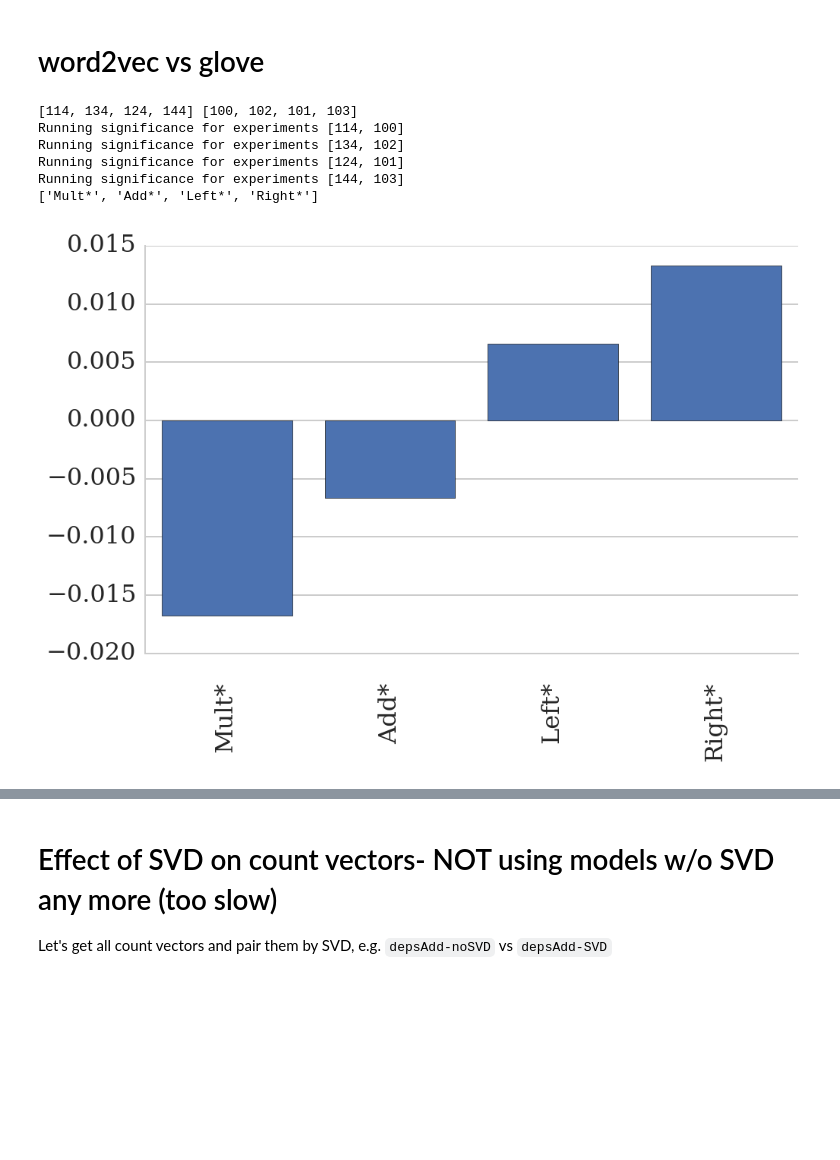
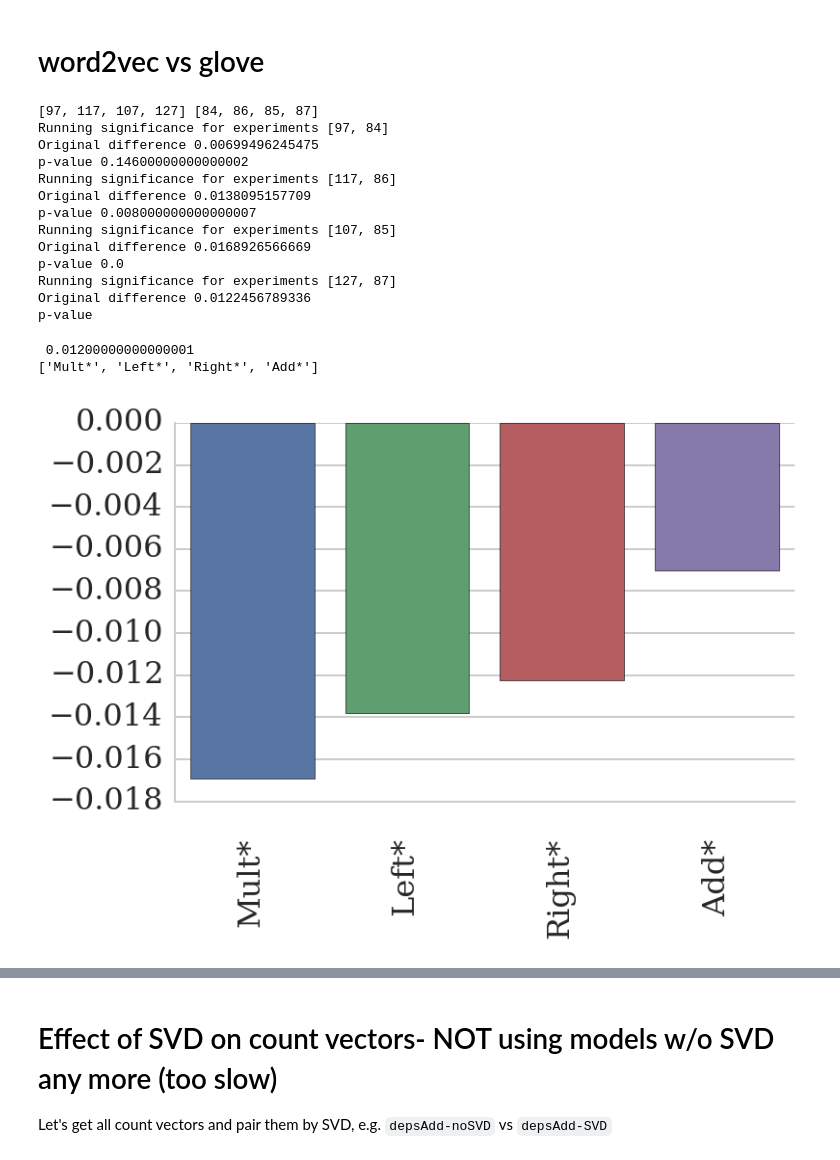
Before and after one commit to mbatchkarov/ExpLosion, a Jupyter notebook: notebooks/diff_plot.ipynb, the cells around one changed output, grey strips where cells are left out. Saved outputs shown, nothing was run; the diff lists cells and outputs as text; code cells hidden in the pictures; blank space fills up the shorter version.

```diff
--- a/notebooks/diff_plot.ipynb
+++ b/notebooks/diff_plot.ipynb
@@ -61,34 +11,46 @@ def _window_deps_composers_naming(mylist):
 # %%
 d = {'noise': 0.0,
      'decode_handler': 'SignifiedOnlyFeatureHandler',
      'k': 3,
      'vectors__rep': 0,
      'vectors__unlabelled_percentage': 100.0,
      'vectors__unlabelled' : 'wiki',
      'labelled': 'amazon_grouped-tagged',
      'vectors__algorithm': 'word2vec',
      'labelled': 'amazon_grouped-tagged',
      'document_features_tr': 'J+N+AN+NN',
      'document_features_ev': 'AN+NN',
      'vectors__unlabelled_percentage':100,
      'entries_of':None,
      'vectors__composer__in': ['Add', 'Mult', 'Right', 'Left']}
 
-w2v = [x.id for x in Experiment.objects.filter(**d).order_by('vectors__algorithm', 'vectors__composer')]
+def _get(d):
+    return [x.id for x in Experiment.objects.filter(**d).order_by('vectors__algorithm', 'vectors__composer')]
+
+w2v = _get(d)
 d['vectors__algorithm'] =  'glove'
-glove = [x.id for x in Experiment.objects.filter(**d).order_by('vectors__algorithm', 'vectors__composer')]
+glove = _get(d)
 
 print(w2v, glove)
 diff_plot(w2v, glove, [Experiment.objects.get(id=id).vectors.composer for id in w2v])
 plt.savefig('plot-w2v-vs-glove-deltas.pdf', format='pdf', dpi=300, bbox_inches='tight', pad_inches=0.1)
 # %% [output]
-[114, 134, 124, 144] [100, 102, 101, 103]
-Running significance for experiments [114, 100]
-Running significance for experiments [134, 102]
-Running significance for experiments [124, 101]
-Running significance for experiments [144, 103]
-['Mult*', 'Add*', 'Left*', 'Right*']
+[97, 117, 107, 127] [84, 86, 85, 87]
+Running significance for experiments [97, 84]
+Original difference 0.00699496245475
+p-value 0.14600000000000002
+Running significance for experiments [117, 86]
+Original difference 0.0138095157709
+p-value 0.008000000000000007
+Running significance for experiments [107, 85]
+Original difference 0.0168926566669
+p-value 0.0
+Running significance for experiments [127, 87]
+Original difference 0.0122456789336
+p-value
+ 0.01200000000000001
+['Mult*', 'Left*', 'Right*', 'Add*']
-[figure, old version]
+[figure, new version]
 # %%
 ids = w2v + glove
 data, folds = get_cv_scores_many_experiment(ids)
```
Also changed, not shown: parts of 3 cells of this notebook, 6 other files.
